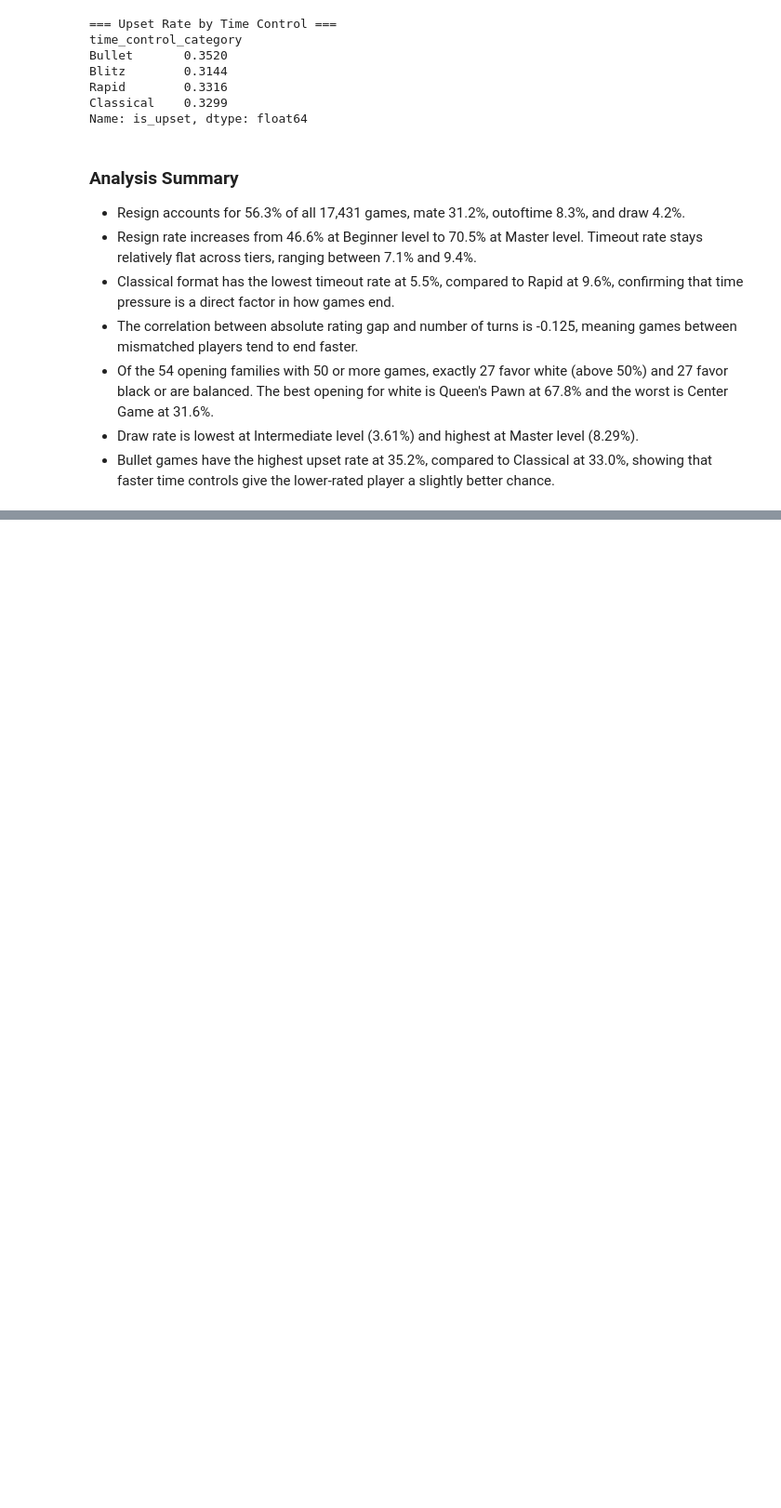
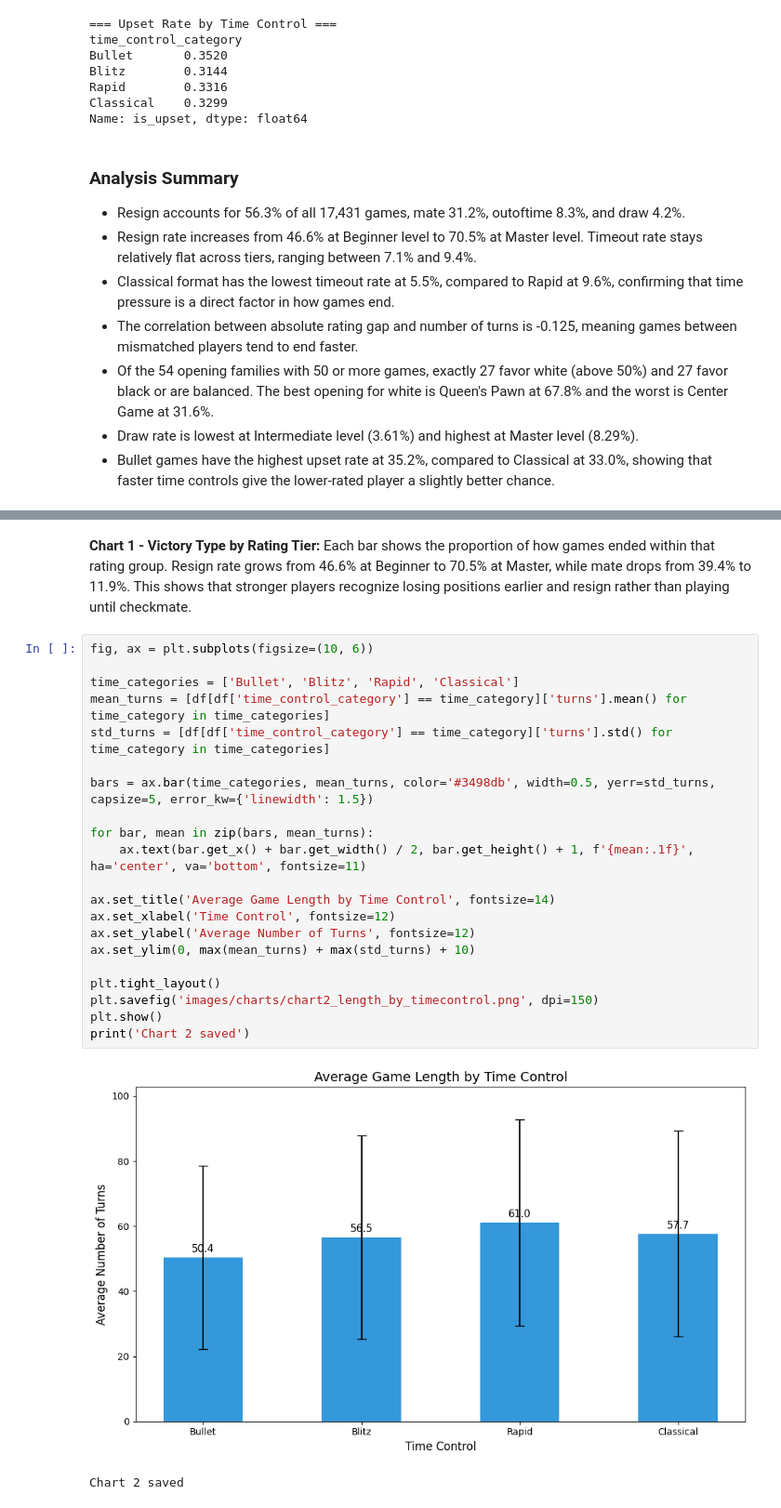
Before and after one commit to Rezwoan/The-Chess-Code, a Jupyter notebook: chess_analysis.ipynb, the cells around one changed output, grey strips where cells are left out. Shown at 93% size. Cells and saved outputs as stored; diff of their text form; blank space fills up the shorter version.

```diff
--- a/chess_analysis.ipynb
+++ b/chess_analysis.ipynb
@@ -450,0 +472,26 @@ Name: is_upset, dtype: float64
+# %% [markdown]
+**Chart 1 - Victory Type by Rating Tier:** Each bar shows the proportion of how games ended within that rating group. Resign rate grows from 46.6% at Beginner to 70.5% at Master, while mate drops from 39.4% to 11.9%. This shows that stronger players recognize losing positions earlier and resign rather than playing until checkmate.
+# %%
+fig, ax = plt.subplots(figsize=(10, 6))
+
+time_categories = ['Bullet', 'Blitz', 'Rapid', 'Classical']
+mean_turns = [df[df['time_control_category'] == time_category]['turns'].mean() for time_category in time_categories]
+std_turns = [df[df['time_control_category'] == time_category]['turns'].std() for time_category in time_categories]
+
+bars = ax.bar(time_categories, mean_turns, color='#3498db', width=0.5, yerr=std_turns, capsize=5, error_kw={'linewidth': 1.5})
+
+for bar, mean in zip(bars, mean_turns):
+    ax.text(bar.get_x() + bar.get_width() / 2, bar.get_height() + 1, f'{mean:.1f}', ha='center', va='bottom', fontsize=11)
+
+ax.set_title('Average Game Length by Time Control', fontsize=14)
+ax.set_xlabel('Time Control', fontsize=12)
+ax.set_ylabel('Average Number of Turns', fontsize=12)
+ax.set_ylim(0, max(mean_turns) + max(std_turns) + 10)
+
+plt.tight_layout()
+plt.savefig('images/charts/chart2_length_by_timecontrol.png', dpi=150)
+plt.show()
+print('Chart 2 saved')
+# %% [output]
+[figure, added]
+Chart 2 saved
```
Also changed, not shown: parts of 9 cells of this notebook, 5 other files.
